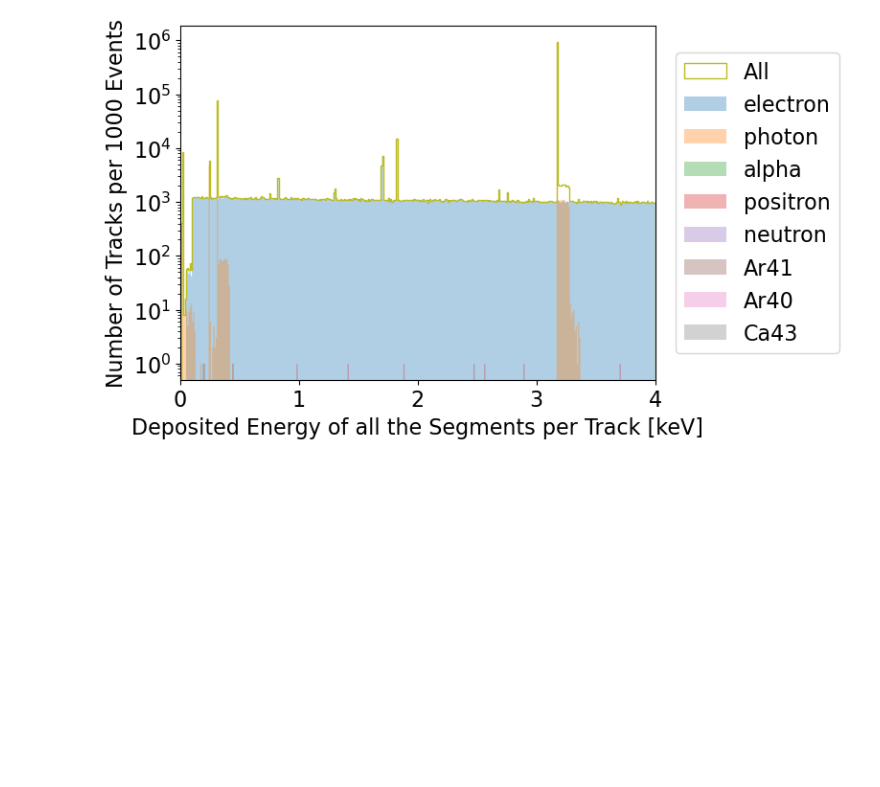
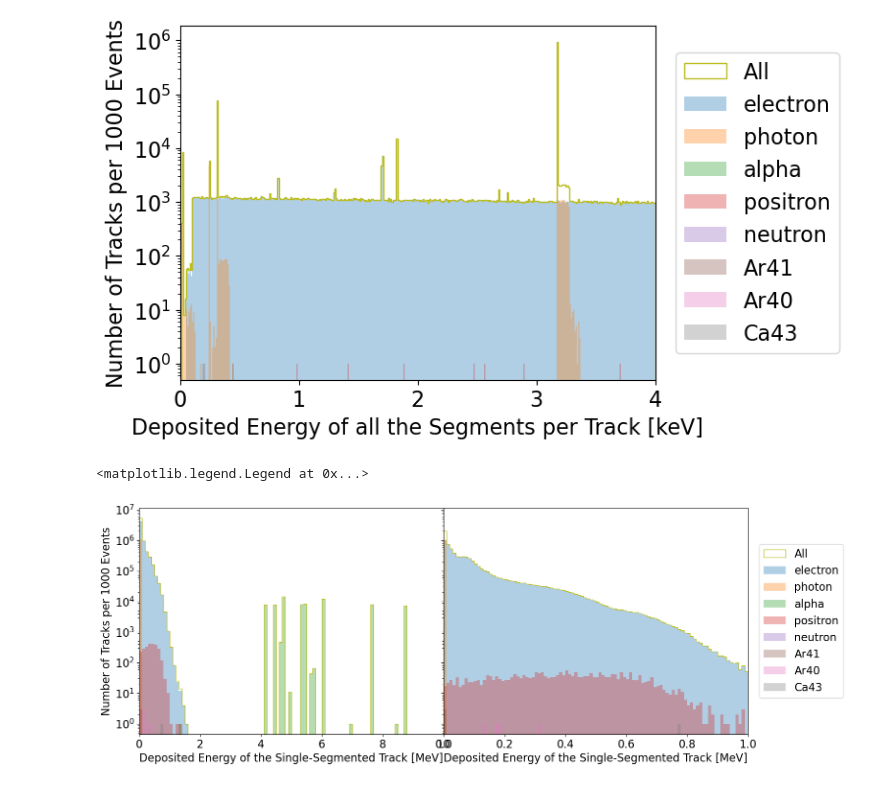
Before and after one commit to yuntsebaryon/GAMPix4SNe, a Jupyter notebook: Validation/g4/checkSegment.ipynb, the cells around one changed output. Saved outputs shown, nothing was run; the diff lists cells and outputs as text; code cells hidden in the pictures; blank space fills up the shorter version.

```diff
--- a/Validation/g4/checkSegment.ipynb
+++ b/Validation/g4/checkSegment.ipynb
@@ -428,3 +494,31 @@ ax.legend(loc = "center left", bbox_to_anchor = (1.02, 0.5), fontsize = fonts)
 # %% [output]
 <matplotlib.legend.Legend at 0x...>
 [figure]
+# %%
+# Deposited energy of the tracks with only one segment
+fig, ax = plt.subplots(1, 2, figsize = (16, 6), sharey = True)
+fig.subplots_adjust(wspace = 0)  # remove gaps between panels
+
+dEBins = [ np.linspace(0., 10., 101), np.linspace(0., 1., 101) ]
+fonts = 16
+
+for i in range(2):
+    mask = dSperTrack['nSegments'].eq(1)
+
+    ax[i].hist(dSperTrack.loc[mask, 'dE'], bins = dEBins[i], histtype = 'step', label = 'All', color = colorAll)
+    for ip in pdgDF.itertuples( index = False ):
+        mask = dSperTrack['nSegments'].eq(1) & dSperTrack["pdg_id"].eq(ip.pdgCode)
+        ax[i].hist(dSperTrack.loc[mask, 'dE'], bins = dEBins[i], histtype = 'stepfilled', alpha = 0.35,
+                color = ip.color, label = ip.name)
+
+    ax[i].set_xlabel('Deposited Energy of the Single-Segmented Track [MeV]', fontsize = fonts)
+    ax[i].tick_params(axis = "both", labelsize = fonts)
+    ax[i].set_yscale('log')
+
+ax[0].set_ylabel('Number of Tracks per 1000 Events', fontsize = fonts)
+ax[0].set_xlim([0, 10])
+ax[1].set_xlim([0, 1])
+ax[1].legend(loc = "center left", bbox_to_anchor = (1.02, 0.5), fontsize = fonts)
+# %% [output]
+<matplotlib.legend.Legend at 0x...>
+[figure, added]
```
Also changed, not shown: parts of 9 cells of this notebook.
